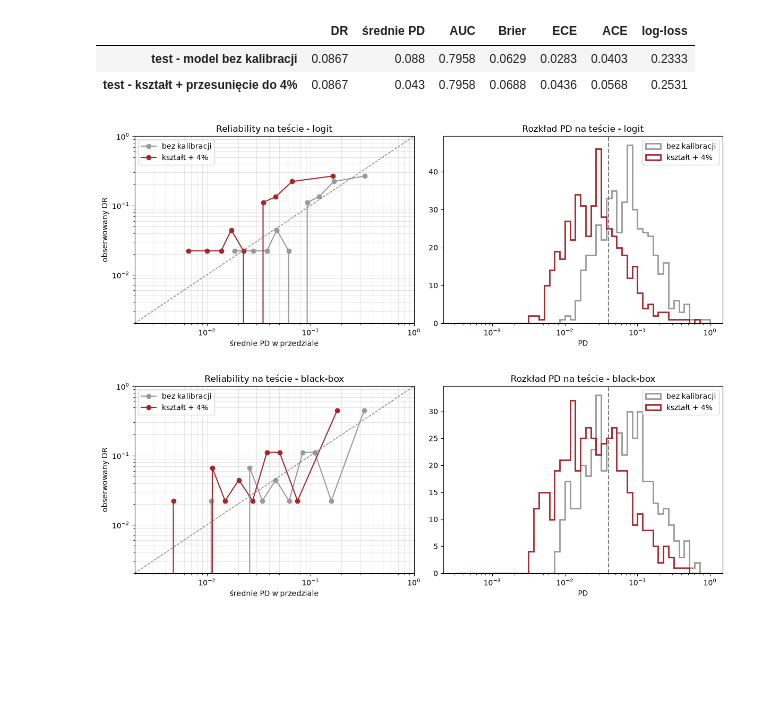
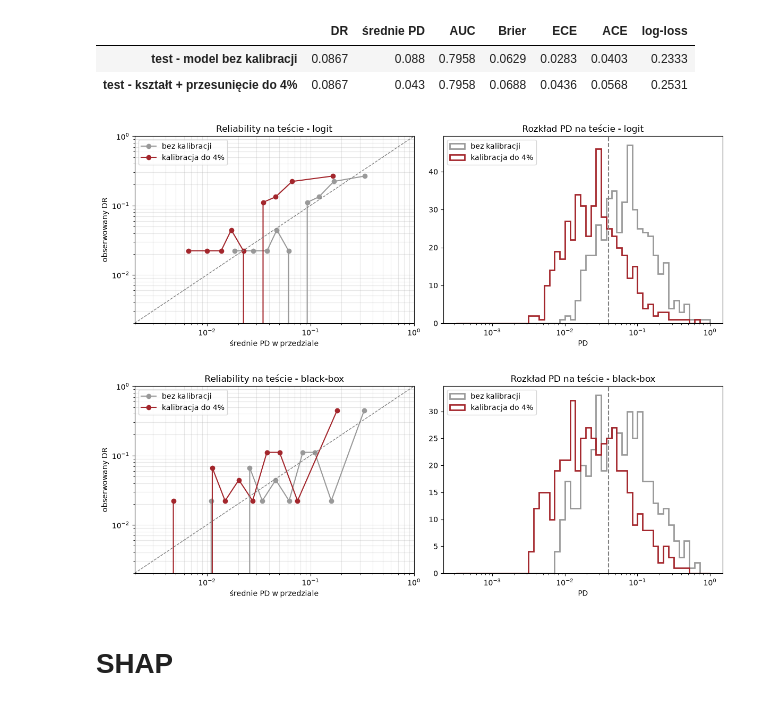
Before and after one commit to NorbertTrojan/Malysz_1, a Jupyter notebook: finalne_modele.ipynb, the cells around one changed output. Drawn from its saved outputs; the diff is of its cells as text; code cells hidden in the pictures; blank space fills up the shorter version.

Commit message:
shap szkic

```diff
--- a/finalne_modele.ipynb
+++ b/finalne_modele.ipynb
@@ -371,31 +371,31 @@ Model: black-box, kalibracja: bez kalibracji, δ = -0.848
 # %%
 for MODEL in ["logit", "black-box"]:
     fig, axes = plt.subplots(1, 2, figsize=(12, 4.5))
 
     serie = [
         (P[MODEL]["test"], "bez kalibracji", "#999999"),
-        (P4[MODEL]["test"], "kształt + 4%", KOL["test"])
+        (P4[MODEL]["test"], "kalibracja do 4%", KOL["test"])
     ]
 
     for p, lab, col in serie:
         reliability(axes[0], y_test, p, lab, color=col)
         axes[1].hist(
             p, bins=np.logspace(-3.5, 0, 50),
             histtype="step", lw=2, label=lab, color=col
         )
 
     os_log(axes[0])
     axes[0].set_title(f"Reliability na teście - {MODEL}")
     axes[0].legend()
 
     axes[1].set_xscale("log")
     axes[1].axvline(TARGET_PD, ls="--", color="gray")
     axes[1].set_xlabel("PD")
     axes[1].set_title(f"Rozkład PD na teście - {MODEL}")
     axes[1].legend()
 
     plt.tight_layout()
     plt.show()
 # %% [output]
-[figure, old version]
+[figure, new version]
-[figure, old version]
+[figure, new version]
@@ -403,0 +402,2 @@ for MODEL in ["logit", "black-box"]:
+# %% [markdown]
+# SHAP
```
Also changed, not shown: parts of 7 cells of this notebook.
